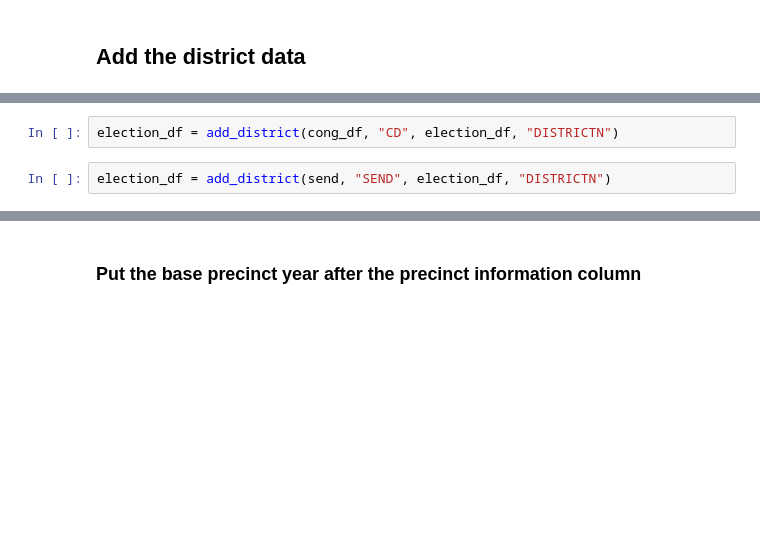
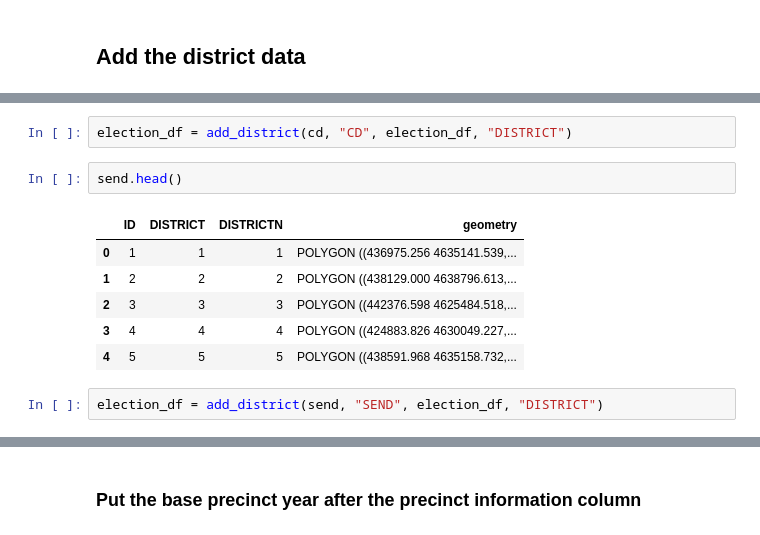
Before and after one commit to eveomett-states/Illinois, a Jupyter notebook: il.ipynb, the cells around one changed output, grey strips where cells are left out. Cells and saved outputs as stored; diff of their text form; blank space fills up the shorter version.

```diff
--- a/il.ipynb
+++ b/il.ipynb
@@ -284,4 +343,13 @@ cong_df
 # %%
-election_df = add_district(cong_df, "CD", election_df, "DISTRICTN")
+election_df = add_district(cd, "CD", election_df, "DISTRICT")
+# %%
+send.head()
+# %% [output]
+|  | ID | DISTRICT | DISTRICTN | geometry |
+| 0 | 1 | 1 | 1 | POLYGON ((436975.256 4635141.539,... |
+| 1 | 2 | 2 | 2 | POLYGON ((438129.000 4638796.613,... |
+| 2 | 3 | 3 | 3 | POLYGON ((442376.598 4625484.518,... |
+| 3 | 4 | 4 | 4 | POLYGON ((424883.826 4630049.227,... |
+| 4 | 5 | 5 | 5 | POLYGON ((438591.968 4635158.732,... |
 # %%
-election_df = add_district(send, "SEND", election_df, "DISTRICTN")
+election_df = add_district(send, "SEND", election_df, "DISTRICT")
```
Also changed, not shown: parts of 56 cells of this notebook, 1 other file.
